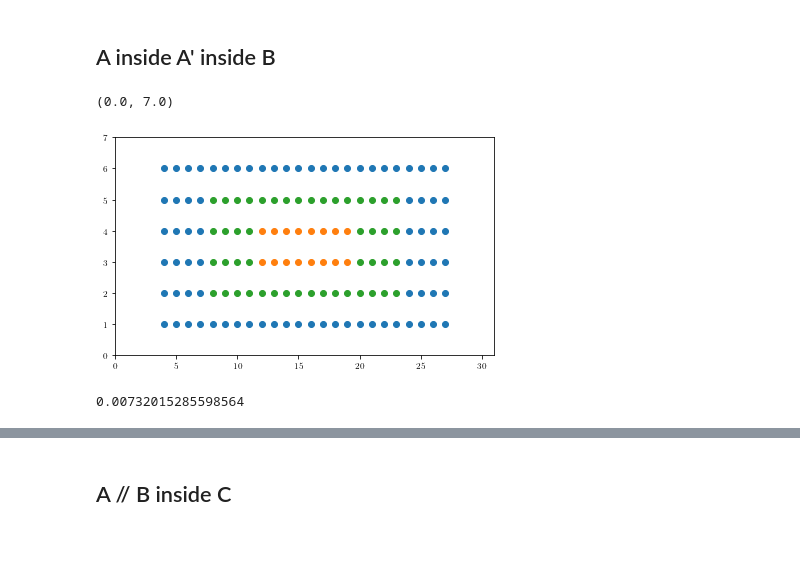
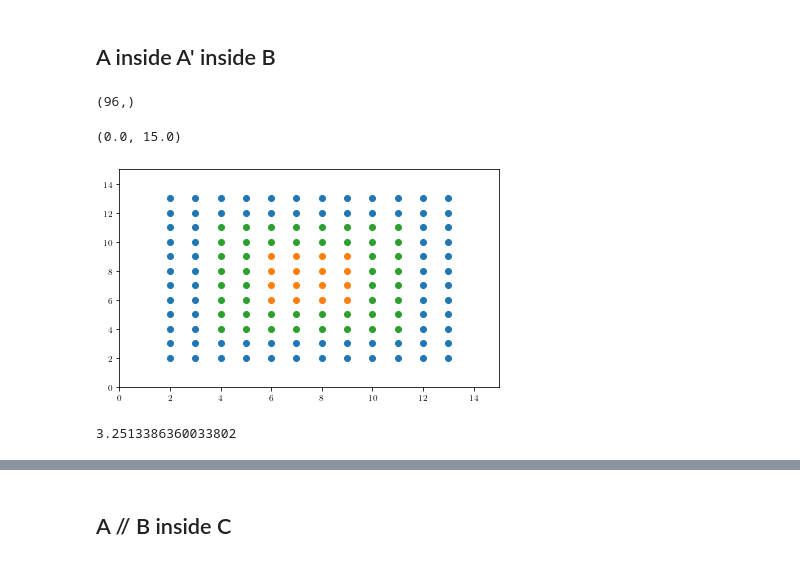
Before and after one commit to hainingpan/SPT, a Jupyter notebook: test_Chern_insulator.ipynb, the cells around one changed output, grey strips where cells are left out. Drawn from its saved outputs; the diff is of its cells as text; code cells hidden in the pictures.

```diff
--- a/test_Chern_insulator.ipynb
+++ b/test_Chern_insulator.ipynb
@@ -294,9 +294,10 @@ class Params:
         s_AB = self.von_Neumann_entropy_f(subregion_AB)
         return s_A+s_B-s_AB
 
-    def mutual_information_m(self, subregion_A, subregion_B):
-        subregion_A = self.linearize_index(subregion_A, 4)
-        subregion_B = self.linearize_index(subregion_B, 4)
+    def mutual_information_m(self, subregion_A, subregion_B,linear=False):
+        if not linear:
+            subregion_A = self.linearize_index(subregion_A, 4)
+            subregion_B = self.linearize_index(subregion_B, 4)
         assert np.intersect1d(
             subregion_A, subregion_B).size == 0, "Subregion A and B overlap"
         s_A = self.von_Neumann_entropy_m(subregion_A)
@@ -2846,11 +2847,11 @@ fig.savefig('//mnt/d/kitp/Rp_SPT/8/LN_inf_dist.pdf',bbox_inches='tight')
 # %% [markdown]
 ## A inside A' inside B
 # %%
-Lx,Ly=32,8
+Lx,Ly=16,16
 params=Params(m=1,Lx=Lx,Ly=Ly)
 # %%
-proj_total_A=params.linearize_index([np.arange(params.Lx//8*3,params.Lx//8*5),np.arange(params.Ly//8*3,params.Ly//8*5)],4,proj=True,k=4)
-proj_total_A_Ap=params.linearize_index([np.arange(params.Lx//4,params.Lx//4*3),np.arange(params.Ly//4,params.Ly//4*3)],4,proj=True,k=4)
+proj_total_A=params.linearize_index([np.arange(params.Lx//8*3,params.Lx//8*5),np.arange(params.Ly//8*3,params.Ly//8*5)],4,proj=True,k=2)
+proj_total_A_Ap=params.linearize_index([np.arange(params.Lx//4,params.Lx//4*3),np.arange(params.Ly//4,params.Ly//4*3)],4,proj=True,k=2)
 proj_total_Ap=np.setdiff1d(proj_total_A_Ap,proj_total_A)
 
 sub_A=params.linearize_index([np.arange(params.Lx//8*3,params.Lx//8*5),np.arange(params.Ly//8*3,params.Ly//8*5)],4)
@@ -2862,17 +2861,21 @@ ix,iy=params.square_index(sub_B)
+# %%
+proj_total_Ap.shape
+# %% [output]
+(96,)
 # %%
 fig,ax=plt.subplots()
 
 ix,iy=params.square_index(sub_B)
 ax.scatter(ix,iy)
 
 ix,iy=params.square_index(sub_A)
 ax.scatter(ix,iy)
 
 ix,iy=params.square_index(proj_total_Ap)
 ax.scatter(ix,iy)
-ax.set_xlim([0,31])
-ax.set_ylim([0,7])
+ax.set_xlim([0,Lx-1])
+ax.set_ylim([0,Ly-1])
 # %% [output]
-(0.0, 7.0)
+(0.0, 15.0)
-[figure, old version]
+[figure, new version]
 # %%
@@ -2898,5 +2900,5 @@ def run(inputs):
     return params.log_neg(sub_A,sub_B,linear=True)
 # %%
-run((20,20,1))
+run((16,16,1))
 # %% [output]
-0.00732015285598564
+3.2513386360033802
```
Also changed, not shown: parts of 36 cells of this notebook, 2 other files.
